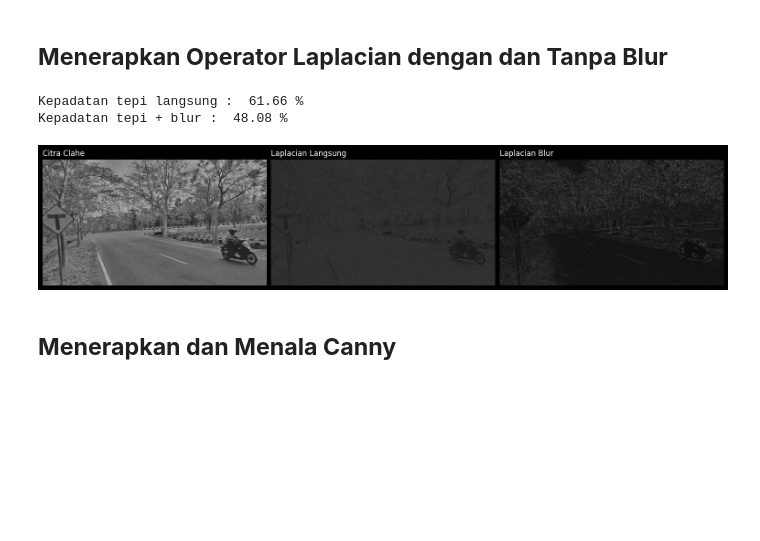
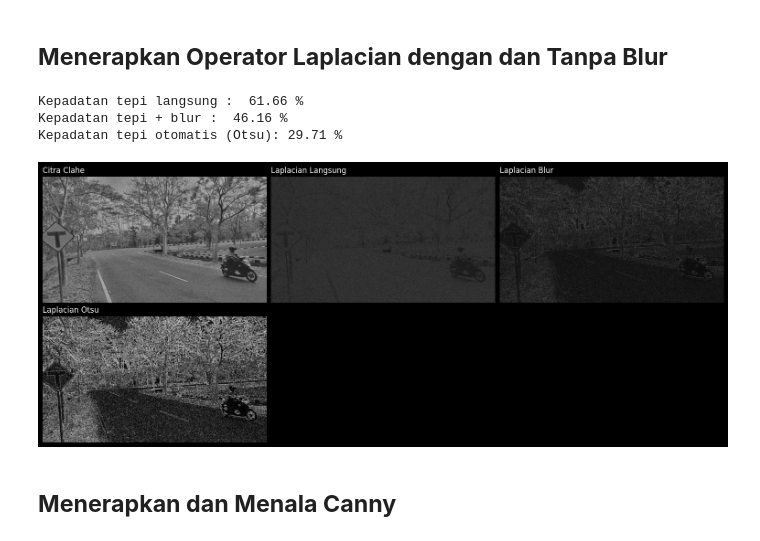
Before and after one commit to TurnNull/cv-kota_cerdas, a Jupyter notebook: main.ipynb, the cells around one changed output. Drawn from its saved outputs; the diff is of its cells as text; code cells hidden in the pictures; blank space fills up the shorter version.

```diff
--- a/main.ipynb
+++ b/main.ipynb
@@ -62,39 +62,52 @@ Text(0.5, 1.0, 'Prewitt')
 lap_langsung = cv2.Laplacian(img_clahe, cv2.CV_64F, ksize=3)
 lap_langsung_u8 = cv2.normalize(np.abs(lap_langsung), None, 0, 255, cv2.NORM_MINMAX).astype(np.uint8)
 
-blur = cv2.GaussianBlur(img_clahe, (15, 15), 0)
+blur = cv2.GaussianBlur(img_clahe, (11, 11), 0)
 lap_blur = cv2.Laplacian(blur, cv2.CV_64F, ksize=3)
 lap_blur_u8 = cv2.normalize(np.abs(lap_blur), None, 0, 255, cv2.NORM_MINMAX).astype(np.uint8)
+_, thresholded_edge = cv2.threshold(lap_blur_u8, 0, 255, cv2.THRESH_BINARY + cv2.THRESH_OTSU)
+
 
 cv2.imwrite('img/hasil_simpang_laplacian_langsung.jpg', lap_langsung_u8)
 cv2.imwrite('img/hasil_simpang_laplacian_blur.jpg', lap_blur_u8)
 
+cv2.imwrite('img/hasil_simpang_otsu_thres.jpg', thresholded_edge)
+
+Kepadatan = (np.sum(thresholded_edge == 255) / thresholded_edge.size) * 100
+
 print('Kepadatan tepi langsung : ', kepadatan_tepi(lap_langsung_u8, 30), '%')
 print('Kepadatan tepi + blur : ', kepadatan_tepi(lap_blur_u8, 30), '%')
+print(f'Kepadatan tepi otomatis (Otsu): {Kepadatan:.2f} %')
 # %% [output]
 Kepadatan tepi langsung :  61.66 %
-Kepadatan tepi + blur :  48.08 %
+Kepadatan tepi + blur :  46.16 %
+Kepadatan tepi otomatis (Otsu): 29.71 %
 # %%
-plt.figure(figsize=(16, 8), facecolor='black')
+plt.figure(figsize=(16, 14), facecolor='black')
 
 plt.subplot(1, 3, 1)
 plt.imshow(img_clahe, cmap='gray')
 plt.axis('off')
 plt.title("Citra Clahe", color='white', loc='left')
 
 plt.subplot(1, 3, 2)
 plt.imshow(lap_langsung_u8, cmap='gray')
 plt.axis('off')
 plt.title("Laplacian Langsung", color='white', loc='left')
 
 plt.subplot(1, 3, 3)
 plt.imshow(lap_blur_u8, cmap='gray')
 plt.axis('off')
 plt.title("Laplacian Blur", color='white', loc='left')
 
+plt.subplot(2, 3, 4)
+plt.imshow(thresholded_edge, cmap='gray')
+plt.axis('off')
+plt.title("Laplacian Otsu", color='white', loc='left')
+
 plt.subplots_adjust(wspace=0.02, left=0.02, right=0.95, top=0.9, bottom=0.1)
 # %% [output]
-[figure, old version]
+[figure, new version]
 # %% [markdown]
 ## **Menerapkan dan Menala Canny**
 # %%
```
